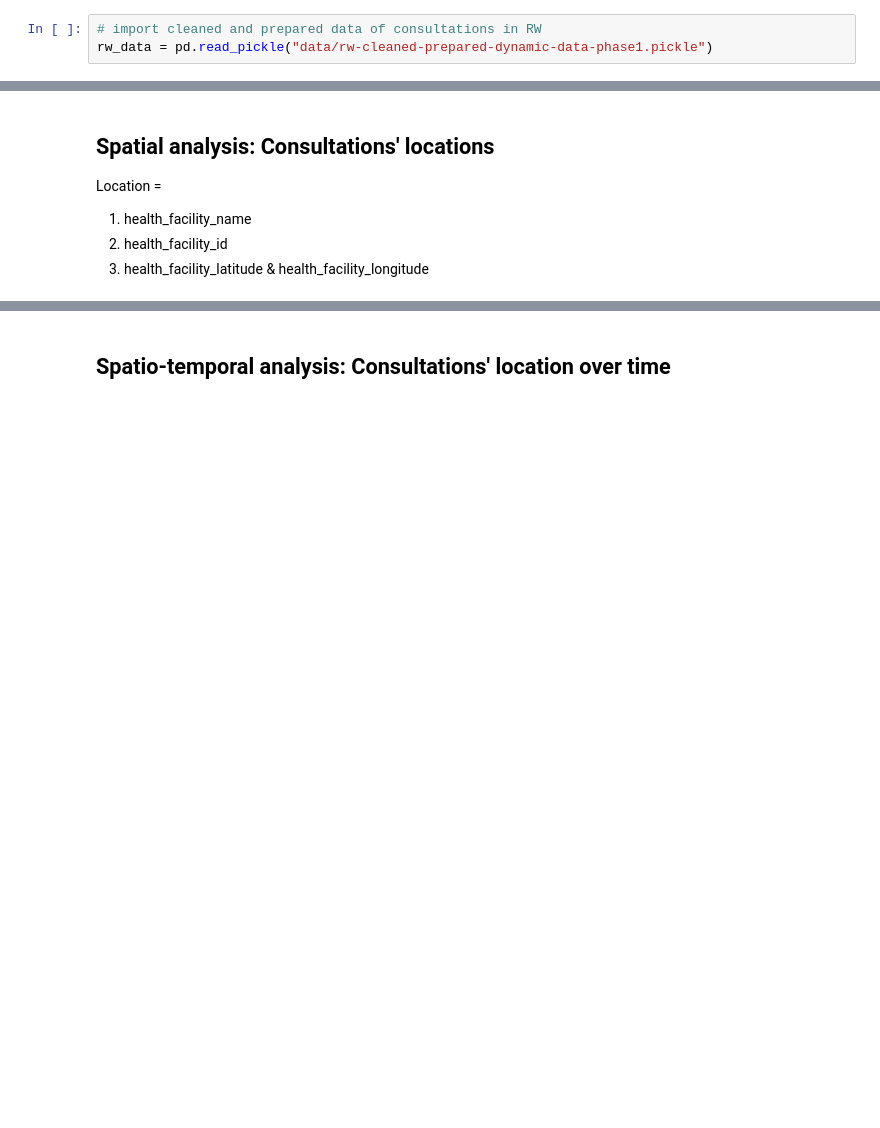
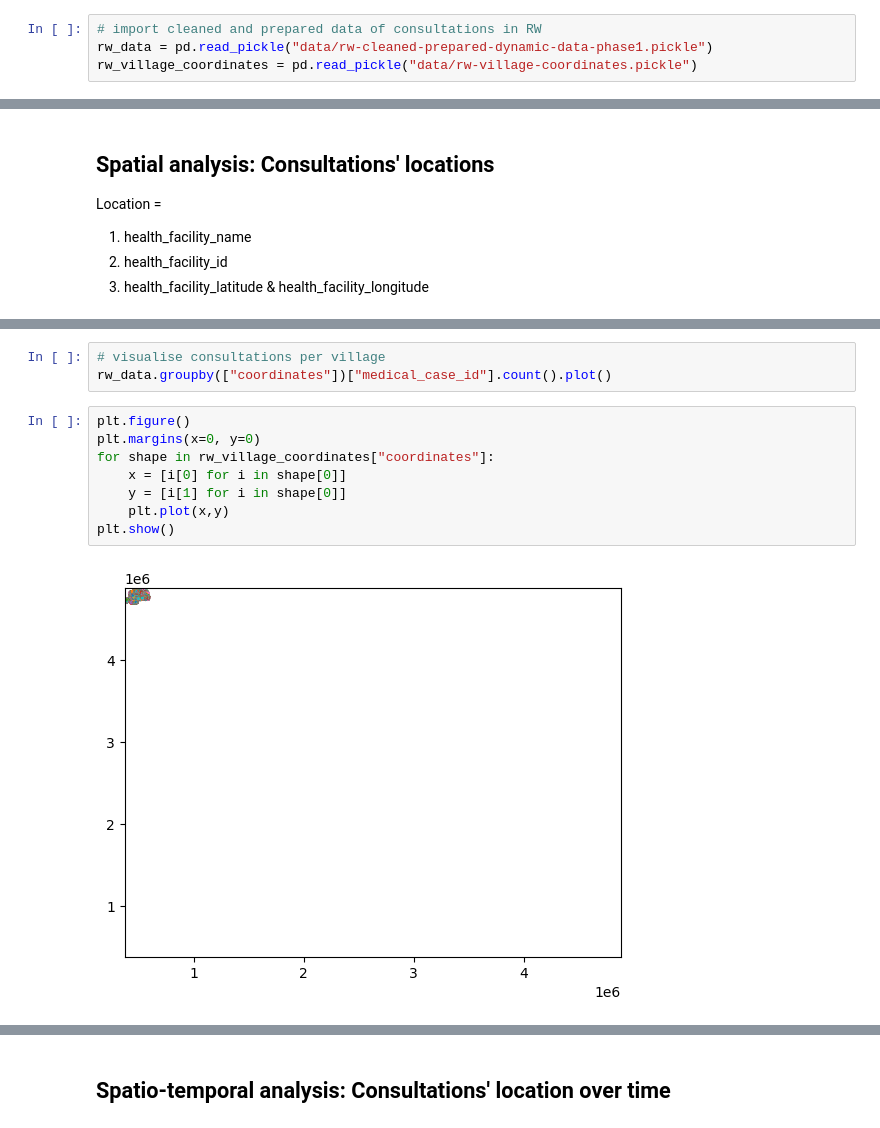
Before and after one commit to sid030sid/DYNAMIC-igh-ml-semester-project, a Jupyter notebook: rw_explorative_analysis.ipynb, the cells around one changed output, grey strips where cells are left out. Drawn from its saved outputs; the diff is of its cells as text; blank space fills up the shorter version.

```diff
--- a/rw_explorative_analysis.ipynb
+++ b/rw_explorative_analysis.ipynb
@@ -14,6 +14,7 @@ import matplotlib.pyplot as plt
 # %%
 # import cleaned and prepared data of consultations in RW
 rw_data = pd.read_pickle("data/rw-cleaned-prepared-dynamic-data-phase1.pickle")
+rw_village_coordinates = pd.read_pickle("data/rw-village-coordinates.pickle")
 # %%
 rw_data
 # %% [output]
@@ -182,0 +242,13 @@ Location =
+# %%
+# visualise consultations per village
+rw_data.groupby(["coordinates"])["medical_case_id"].count().plot()
+# %%
+plt.figure()
+plt.margins(x=0, y=0)
+for shape in rw_village_coordinates["coordinates"]:
+    x = [i[0] for i in shape[0]]
+    y = [i[1] for i in shape[0]]
+    plt.plot(x,y)
+plt.show()
+# %% [output]
+[figure, added]
```
Also changed, not shown: parts of 16 cells of this notebook, 5 other files.
